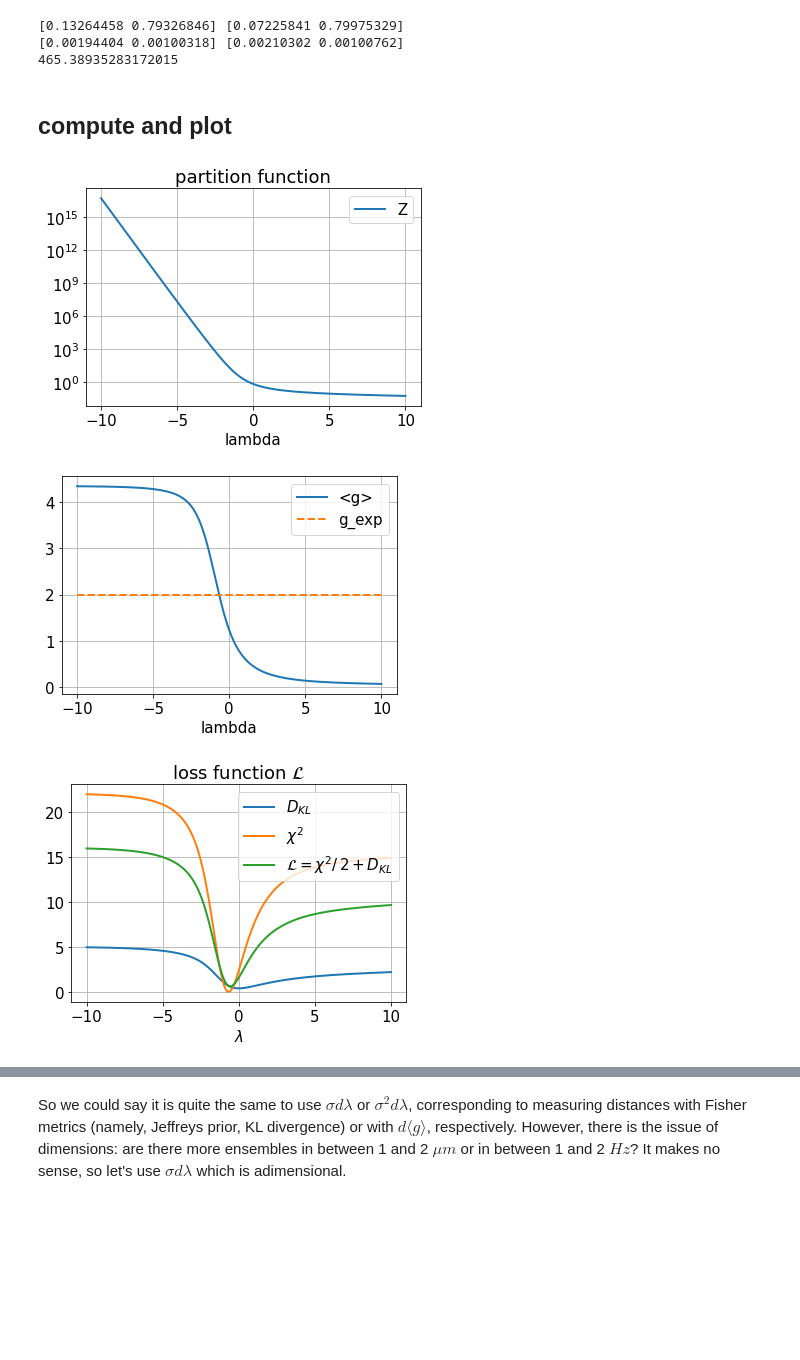
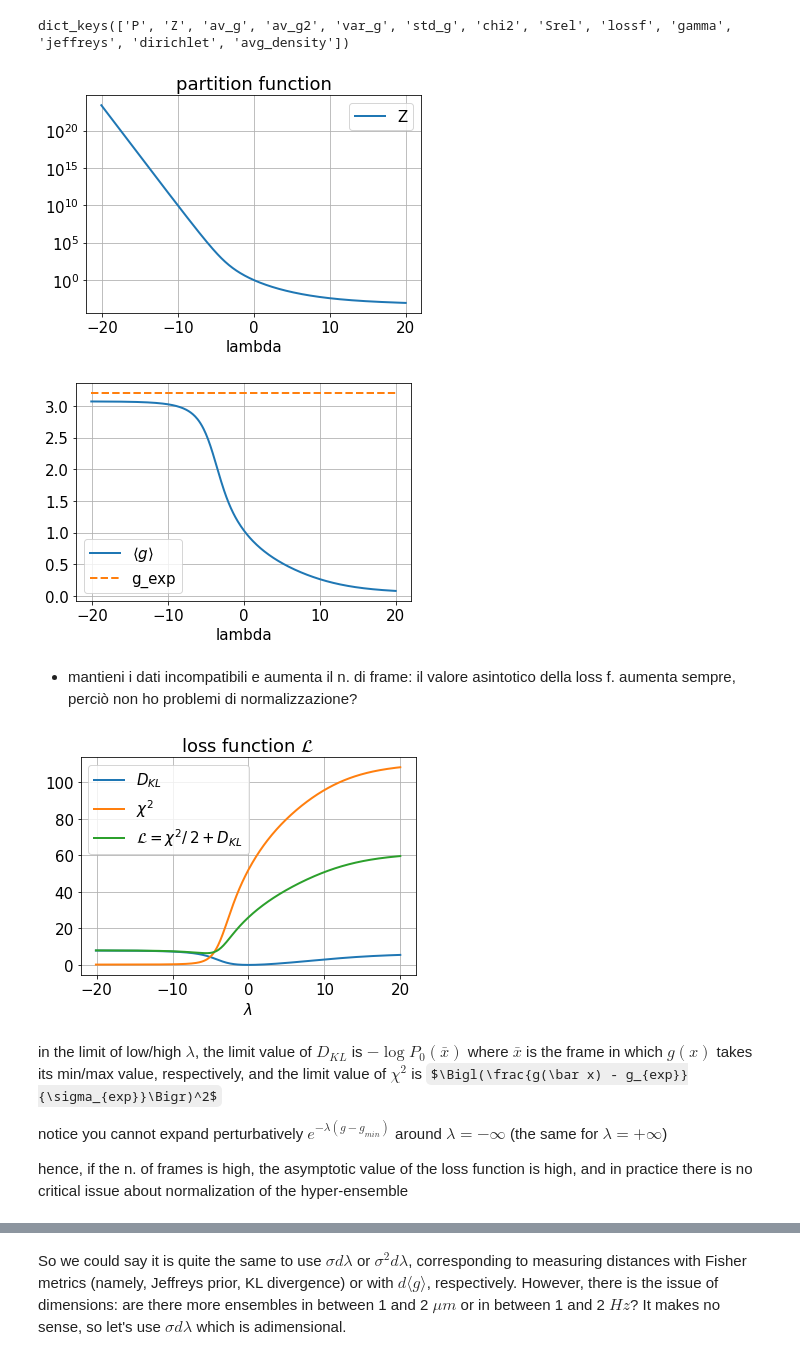
Before and after one commit to IvanGilardoni/Jeffreys_prior, a Jupyter notebook: main1.ipynb, the cells around one changed output, grey strips where cells are left out. Cells and saved outputs as stored; diff of their text form; code cells hidden in the pictures; some formulas as TeX source; blank space fills up the shorter version.

```diff
--- a/main1.ipynb
+++ b/main1.ipynb
@@ -78,21 +156,15 @@ results
 # %%
-n = 200  # n. frames
+n = 6000  # n. frames
+
+p0 = np.random.dirichlet(np.ones(n), size=None)
+# p0 = np.ones(n)/n
 
 #g=np.concatenate((np.random.normal(0,size=np.int(N/2)),np.random.normal(1,size=np.int(N/2))))
-x = np.random.normal(1, 0.5, size=n)
+x = np.random.normal(1, 0.2, size=n)
 
 # g = x
 g = x**2
 # g = 1/x**2
 
-gexp = 2
-sigma = 0.5
-
-p0 = np.random.dirichlet(np.ones(n), size=1)[:, 0]
-
-lambdamax = 10
-
-dlambda = 0.01
-# lambdas = np.arange(- lambdamax - dlambda, lambdamax + dlambda, dlambda)
-
-lambdas = np.linspace(-lambdamax, lambdamax, n)
+gexp = 3.2
+sigma = 0.3
@@ -156,0 +303,6 @@ print(p0.shape, g.shape)
+# %%
+dlambda = 1e-1
+lambdamax = 20
+lambdas = np.arange(-lambdamax-dlambda, lambdamax+dlambda, dlambda)
+
+# lambdas = np.linspace(-lambdamax, lambdamax, n)
@@ -315,26 +318,13 @@ plt.legend()
-# %%
-av_J = np.mean(out_J[2], axis=0)
-av_noJ = np.mean(out_noJ[2], axis=0)
-
-print(av_J, av_noJ)
-
-# here you should use block analysis
-std_J = np.std(out_J[2], axis=0)/np.sqrt(len(out_J[2]))
-std_noJ = np.std(out_noJ[2], axis=0)/np.sqrt(len(out_noJ[2]))
-
-print(std_J, std_noJ)
-
-order_par = (np.sum((av_J - av_noJ)**2/(std_J**2 + std_noJ**2)))
-print(order_par)
-# %% [output]
-[0.13264458 0.79326846] [0.07225841 0.79975329]
-[0.00194404 0.00100318] [0.00210302 0.00100762]
-465.38935283172015
-# %% [markdown]
-## compute and plot
 # %%
 results = compute(lambdas, p0, g, gexp, sigma, alpha)
+
+results.keys()
+# %% [output]
+dict_keys(['P', 'Z', 'av_g', 'av_g2', 'var_g', 'std_g', 'chi2', 'Srel', 'lossf', 'gamma', 'jeffreys', 'dirichlet', 'avg_density'])
 # %%
+plt.rcParams['font.size'] = 15
+plt.rcParams['lines.linewidth'] = 2
+
 plt.plot(lambdas, results['Z'], '-', label='Z')
 plt.yscale('log')
 plt.xlabel('lambda')
@@ -342,23 +332,22 @@ plt.title('partition function')
 plt.legend()
 plt.grid()
 # %% [output]
-[figure, old version]
+[figure, new version]
 # %%
-plt.plot(lambdas, results['av_g'], '-', label='<g>')
+plt.plot(lambdas, results['av_g'], '-', label=r'$\langle g \rangle$')
 plt.plot([lambdas[0], lambdas[-1]], [gexp, gexp], '--', label='g_exp')
 #plt.yscale('log')
 plt.xlabel('lambda')
 plt.legend()
 plt.grid()
 # %% [output]
-[figure, old version]
+[figure, new version]
+# %% [markdown]
+- mantieni i dati incompatibili e aumenta il n. di frame: il valore asintotico della loss f. aumenta sempre, perciò non ho problemi di normalizzazione?
 # %%
-plt.rcParams['font.size'] = 15
-plt.rcParams['lines.linewidth'] = 2
-
 plt.plot(lambdas, -results['Srel'], '-', label=r'$D_{KL}$')
 plt.plot(lambdas, results['chi2'], '-', label=r'$\chi^2$')
-plt.plot(lambdas, -results['Srel'] + 1/2*results['chi2'], '-', label=r'$\mathcal{L}=\chi^2/\,2+D_{KL}$')
+plt.plot(lambdas, -results['Srel'] + 1/2*results['chi2'][:, 0], '-', label=r'$\mathcal{L}=\chi^2/\,2+D_{KL}$')
 
 plt.title(r'loss function $\mathcal{L}$')
 #plt.yscale('log')
@@ -367,4 +356,10 @@ plt.xlabel(r'$\lambda$')
 plt.legend()
 plt.grid()
 # %% [output]
-[figure, old version]
+[figure, new version]
+# %% [markdown]
+in the limit of low/high $\lambda$, the limit value of $D_{KL}$ is $-\log P_0(\bar x)$ where $\bar x$ is the frame in which $g(x)$ takes its min/max value, respectively, and the limit value of $\chi^2$ is $\Bigl(\frac{g(\bar x) - g_{exp}}{\sigma_{exp}}\Bigr)^2$
+
+notice you cannot expand perturbatively $e^{-\lambda (g-g_{min})}$ around $\lambda = -\infty$ (the same for $\lambda = +\infty$)
+
+hence, if the n. of frames is high, the asymptotic value of the loss function is high, and in practice there is no critical issue about normalization of the hyper-ensemble
```
Also changed, not shown: parts of 90 cells of this notebook, 3 other files.
